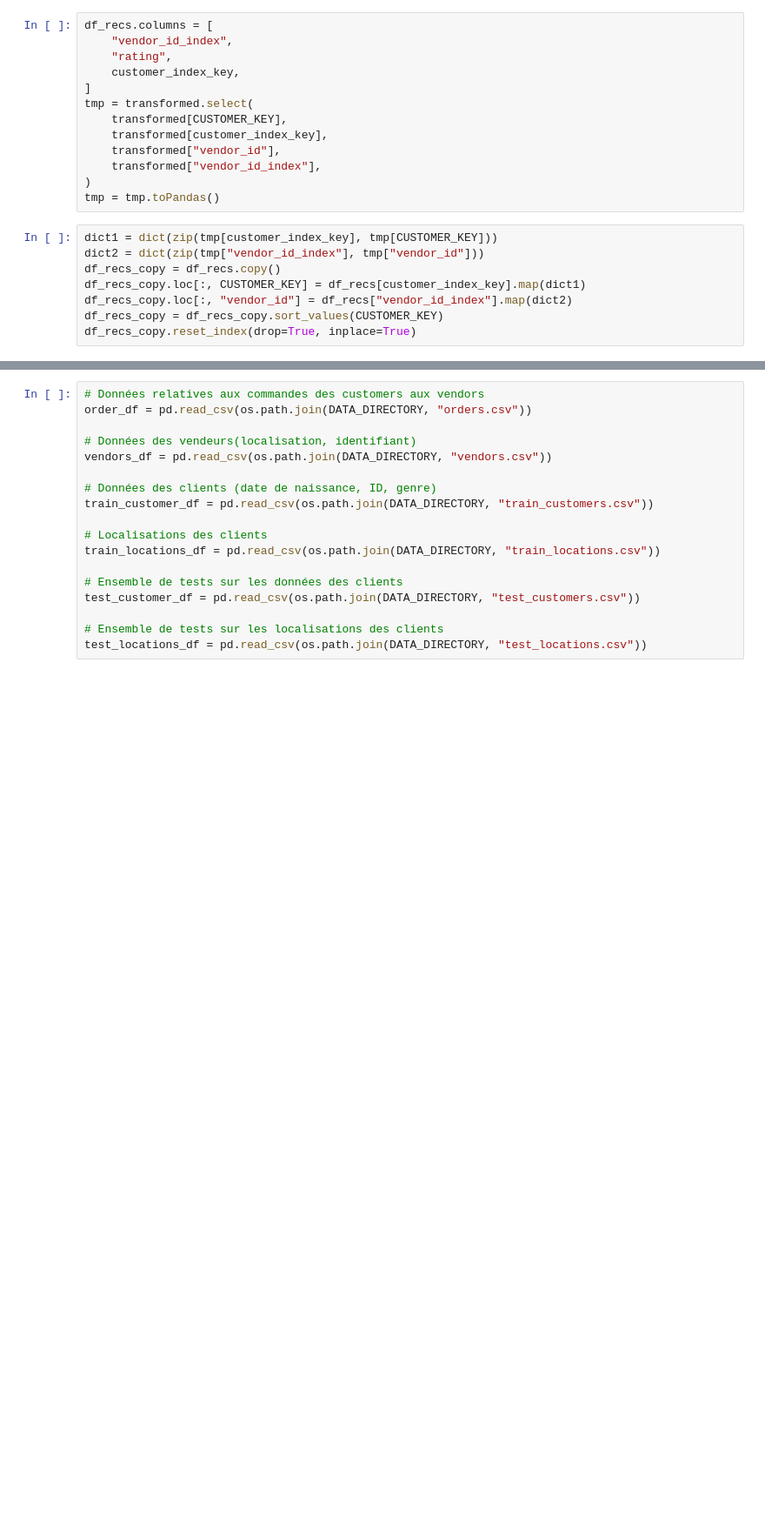
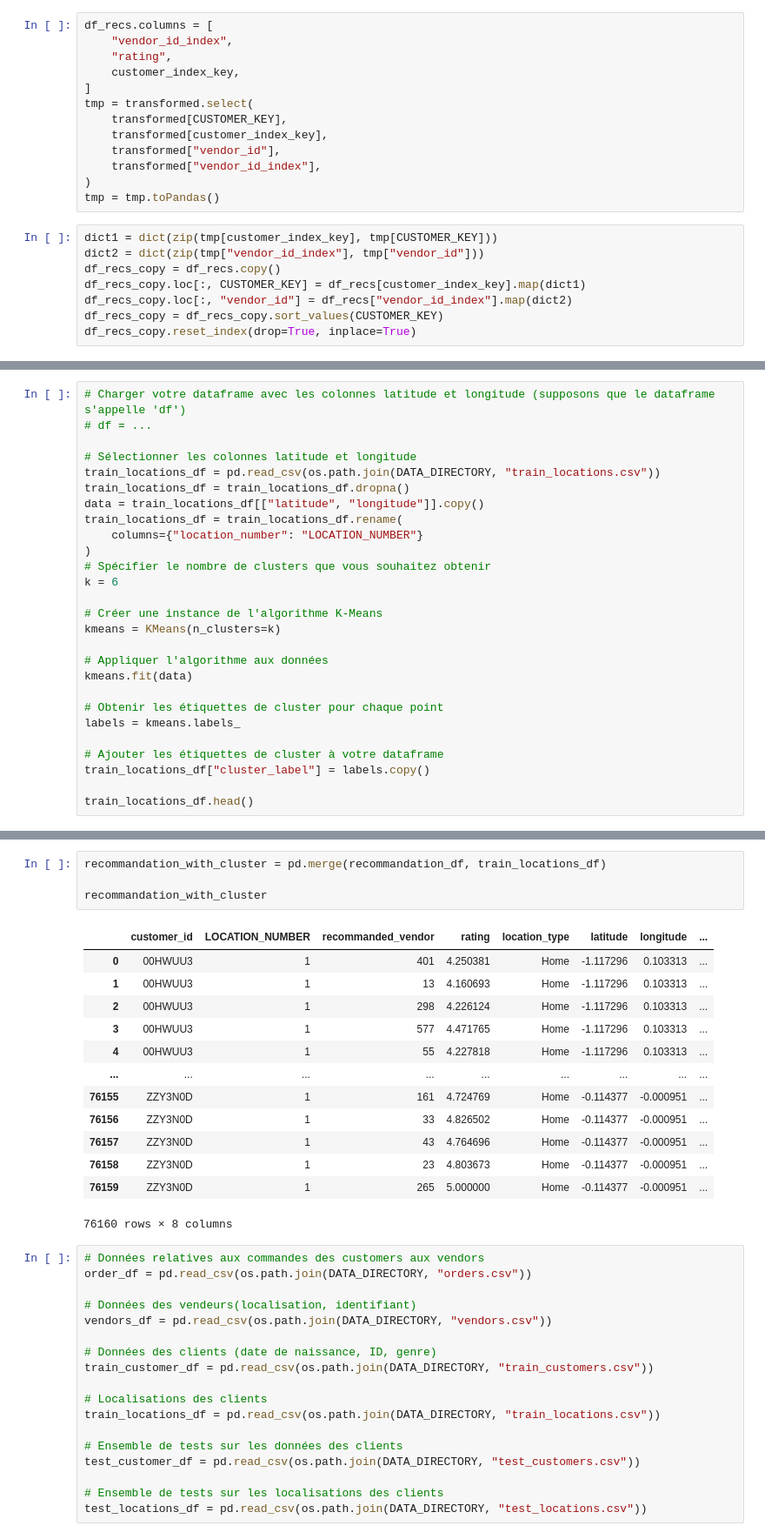
Before and after one commit to Bast-94/Restaurant-Recommander-System, a Jupyter notebook: notebook.ipynb, the cells around one changed output, grey strips where cells are left out. Shown at 87% size. Saved outputs shown, nothing was run; the diff lists cells and outputs as text; blank space fills up the shorter version.

Commit message:
ADD(recommandation_with_cluster).

```diff
--- a/notebook.ipynb
+++ b/notebook.ipynb
@@ -351,0 +298,27 @@ recommandation_df.to_csv(os.path.join(DATA_DIRECTORY, "recommandation.csv"))
+# %%
+# Charger votre dataframe avec les colonnes latitude et longitude (supposons que le dataframe s'appelle 'df')
+# df = ...
+
+# Sélectionner les colonnes latitude et longitude
+train_locations_df = pd.read_csv(os.path.join(DATA_DIRECTORY, "train_locations.csv"))
+train_locations_df = train_locations_df.dropna()
+data = train_locations_df[["latitude", "longitude"]].copy()
+train_locations_df = train_locations_df.rename(
+    columns={"location_number": "LOCATION_NUMBER"}
+)
+# Spécifier le nombre de clusters que vous souhaitez obtenir
+k = 6
+
+# Créer une instance de l'algorithme K-Means
+kmeans = KMeans(n_clusters=k)
+
+# Appliquer l'algorithme aux données
+kmeans.fit(data)
+
+# Obtenir les étiquettes de cluster pour chaque point
+labels = kmeans.labels_
+
+# Ajouter les étiquettes de cluster à votre dataframe
+train_locations_df["cluster_label"] = labels.copy()
+
+train_locations_df.head()
@@ -352,3 +332,21 @@ recommandation_df.to_csv(os.path.join(DATA_DIRECTORY, "recommandation.csv"))
+# %%
+recommandation_with_cluster = pd.merge(recommandation_df, train_locations_df)
+
+recommandation_with_cluster
+# %% [output]
+|  | customer_id | LOCATION_NUMBER | recommanded_vendor | rating | location_type | latitude | longitude | ... |
+| 0 | 00HWUU3 | 1 | 401 | 4.250381 | Home | -1.117296 | 0.103313 | ... |
+| 1 | 00HWUU3 | 1 | 13 | 4.160693 | Home | -1.117296 | 0.103313 | ... |
+| 2 | 00HWUU3 | 1 | 298 | 4.226124 | Home | -1.117296 | 0.103313 | ... |
+| 3 | 00HWUU3 | 1 | 577 | 4.471765 | Home | -1.117296 | 0.103313 | ... |
+| 4 | 00HWUU3 | 1 | 55 | 4.227818 | Home | -1.117296 | 0.103313 | ... |
+| ... | ... | ... | ... | ... | ... | ... | ... | ... |
+| 76155 | ZZY3N0D | 1 | 161 | 4.724769 | Home | -0.114377 | -0.000951 | ... |
+| 76156 | ZZY3N0D | 1 | 33 | 4.826502 | Home | -0.114377 | -0.000951 | ... |
+| 76157 | ZZY3N0D | 1 | 43 | 4.764696 | Home | -0.114377 | -0.000951 | ... |
+| 76158 | ZZY3N0D | 1 | 23 | 4.803673 | Home | -0.114377 | -0.000951 | ... |
+| 76159 | ZZY3N0D | 1 | 265 | 5.000000 | Home | -0.114377 | -0.000951 | ... |
+76160 rows × 8 columns
 # %%
 # Données relatives aux commandes des customers aux vendors
 order_df = pd.read_csv(os.path.join(DATA_DIRECTORY, "orders.csv"))
```
Also changed, not shown: parts of 23 cells of this notebook.
